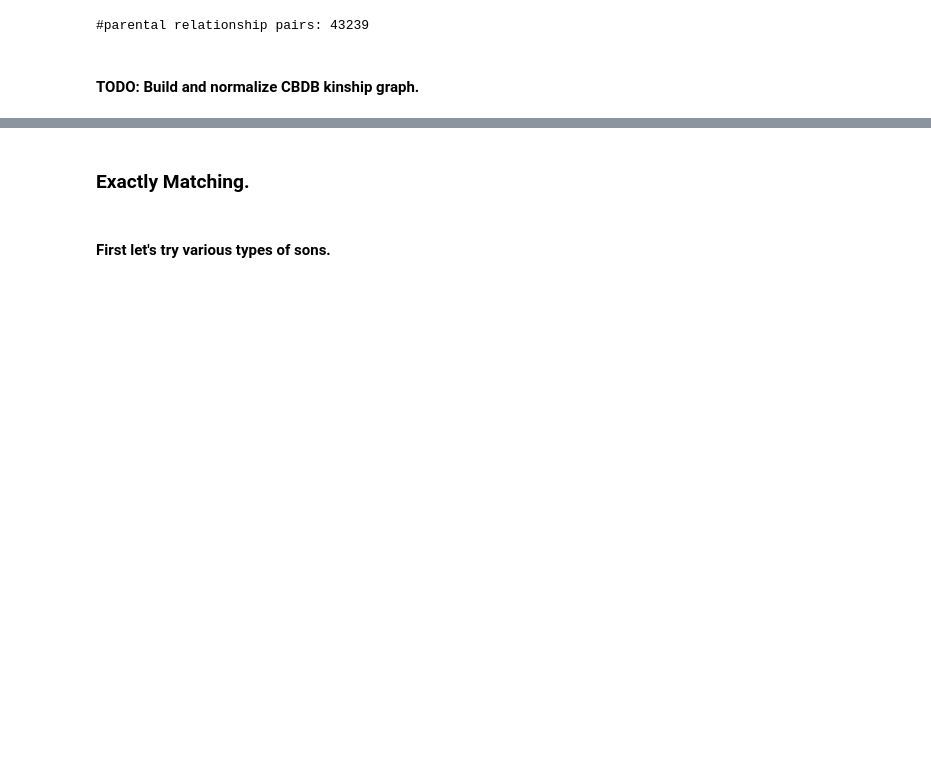
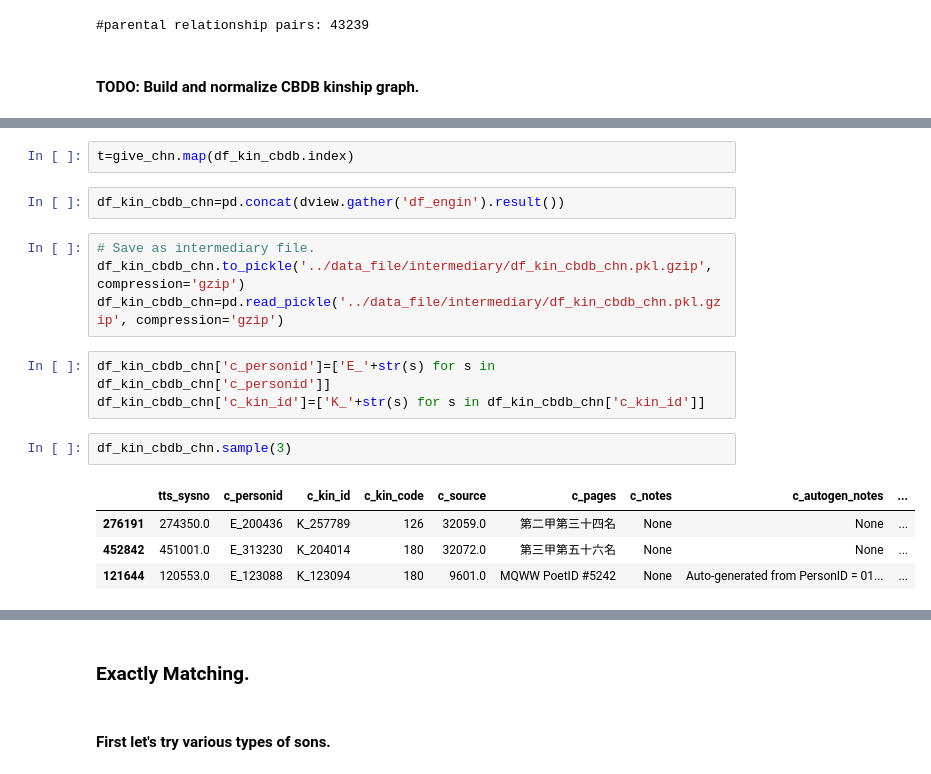
Before and after one commit to cbdb-project/CBDB_Laxmi, a Jupyter notebook: tts_cbdb_disamb/script/tts_cbdb_disamb.ipynb, the cells around one changed output, grey strips where cells are left out. Saved outputs shown, nothing was run; the diff lists cells and outputs as text; blank space fills up the shorter version.

Commit message:
working on tts-cbdb disamb

```diff
--- a/tts_cbdb_disamb/script/tts_cbdb_disamb.ipynb
+++ b/tts_cbdb_disamb/script/tts_cbdb_disamb.ipynb
@@ -225,0 +290,18 @@ print('#parental relationship pairs:', num)
+# %%
+t=give_chn.map(df_kin_cbdb.index)
+# %%
+df_kin_cbdb_chn=pd.concat(dview.gather('df_engin').result())
+# %%
+# Save as intermediary file.
+df_kin_cbdb_chn.to_pickle('../data_file/intermediary/df_kin_cbdb_chn.pkl.gzip', compression='gzip')
+df_kin_cbdb_chn=pd.read_pickle('../data_file/intermediary/df_kin_cbdb_chn.pkl.gzip', compression='gzip')
+# %%
+df_kin_cbdb_chn['c_personid']=['E_'+str(s) for s in df_kin_cbdb_chn['c_personid']]
+df_kin_cbdb_chn['c_kin_id']=['K_'+str(s) for s in df_kin_cbdb_chn['c_kin_id']]
+# %%
+df_kin_cbdb_chn.sample(3)
+# %% [output]
+|  | tts_sysno | c_personid | c_kin_id | c_kin_code | c_source | c_pages | c_notes | c_autogen_notes | ... |
+| 276191 | 274350.0 | E_200436 | K_257789 | 126 | 32059.0 | 第二甲第三十四名 | None | None | ... |
+| 452842 | 451001.0 | E_313230 | K_204014 | 180 | 32072.0 | 第三甲第五十六名 | None | None | ... |
+| 121644 | 120553.0 | E_123088 | K_123094 | 180 | 9601.0 | MQWW PoetID #5242 | None | Auto-generated from PersonID = 01... | ... |
```
Also changed, not shown: parts of 21 cells of this notebook, 1 other file.
